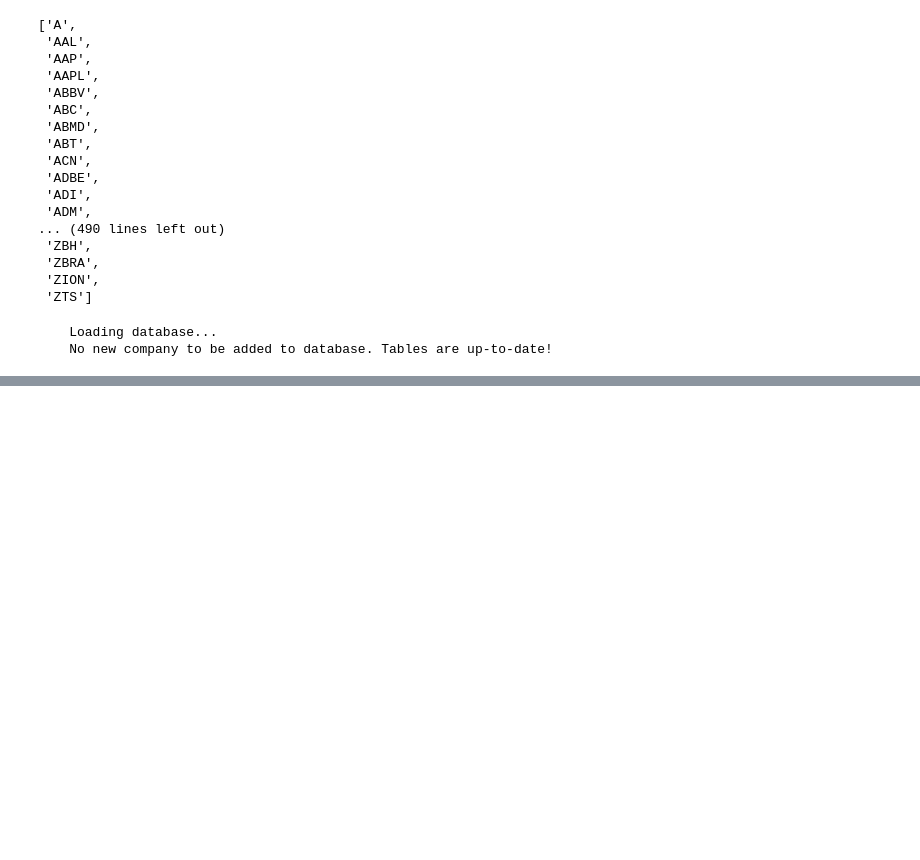
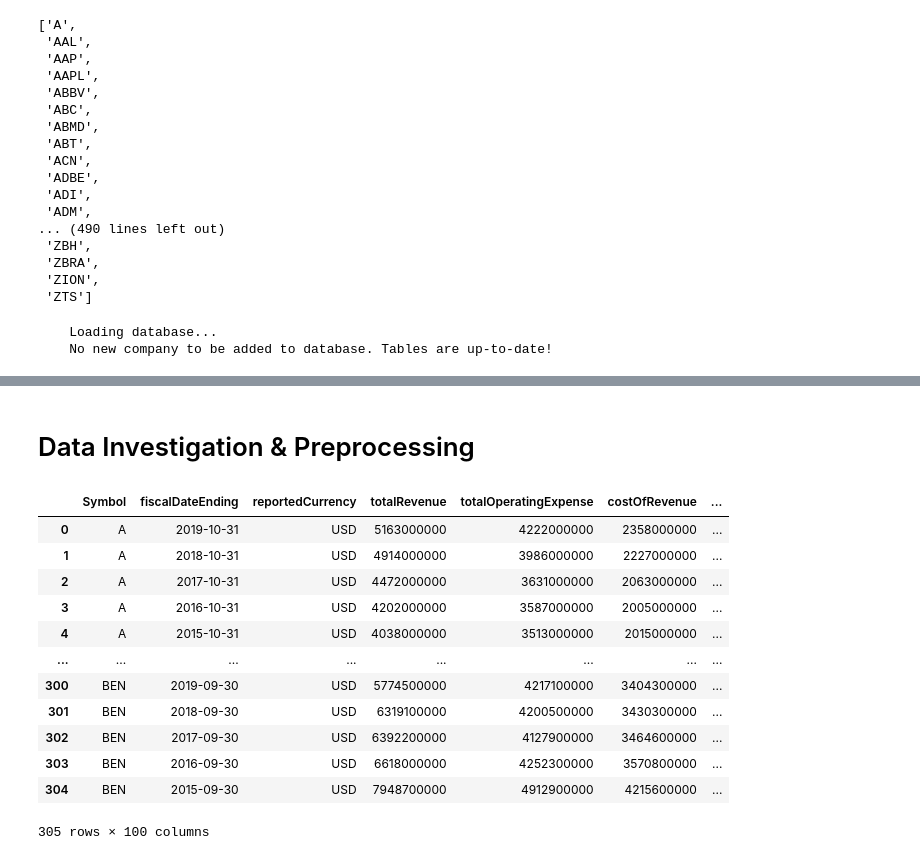
Before and after one commit to ooisiang/stock-analysis, a Jupyter notebook: stock_analysis.ipynb, the cells around one changed output, grey strips where cells are left out. Drawn from its saved outputs; the diff is of its cells as text; code cells hidden in the pictures; blank space fills up the shorter version.

```diff
--- a/stock_analysis.ipynb
+++ b/stock_analysis.ipynb
@@ -632,0 +655,18 @@ new_profile
+# %% [markdown]
+# Data Investigation & Preprocessing
+# %%
+new_financial_statements
+# %% [output]
+|  | Symbol | fiscalDateEnding | reportedCurrency | totalRevenue | totalOperatingExpense | costOfRevenue | ... |
+| 0 | A | 2019-10-31 | USD | 5163000000 | 4222000000 | 2358000000 | ... |
+| 1 | A | 2018-10-31 | USD | 4914000000 | 3986000000 | 2227000000 | ... |
+| 2 | A | 2017-10-31 | USD | 4472000000 | 3631000000 | 2063000000 | ... |
+| 3 | A | 2016-10-31 | USD | 4202000000 | 3587000000 | 2005000000 | ... |
+| 4 | A | 2015-10-31 | USD | 4038000000 | 3513000000 | 2015000000 | ... |
+| ... | ... | ... | ... | ... | ... | ... | ... |
+| 300 | BEN | 2019-09-30 | USD | 5774500000 | 4217100000 | 3404300000 | ... |
+| 301 | BEN | 2018-09-30 | USD | 6319100000 | 4200500000 | 3430300000 | ... |
+| 302 | BEN | 2017-09-30 | USD | 6392200000 | 4127900000 | 3464600000 | ... |
+| 303 | BEN | 2016-09-30 | USD | 6618000000 | 4252300000 | 3570800000 | ... |
+| 304 | BEN | 2015-09-30 | USD | 7948700000 | 4912900000 | 4215600000 | ... |
+305 rows × 100 columns
```
Also changed, not shown: parts of 19 cells of this notebook, 1 other file.
